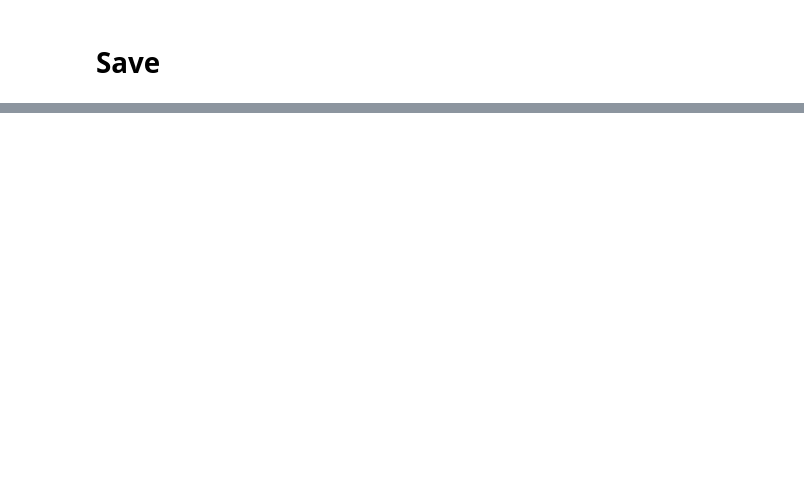
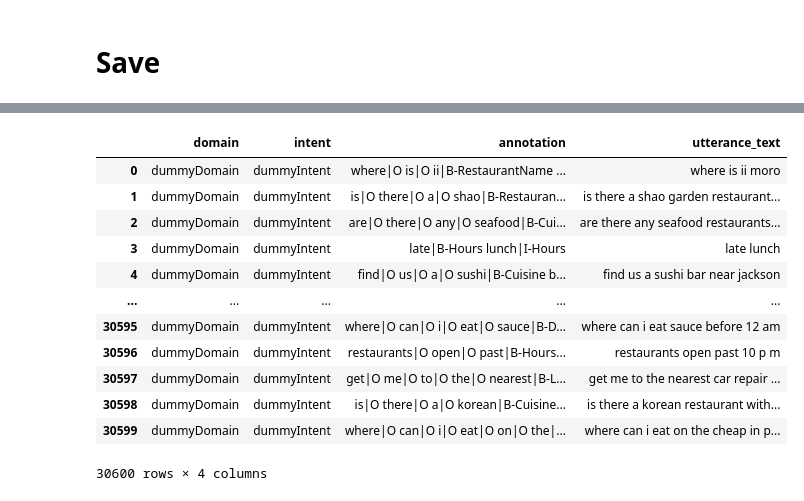
Before and after one commit to amazon-science/unique-batches, a Jupyter notebook: notebooks/upsample_dataset.ipynb, the cells around one changed output, grey strips where cells are left out. Drawn from its saved outputs; the diff is of its cells as text; code cells hidden in the pictures; blank space fills up the shorter version.

```diff
--- a/notebooks/upsample_dataset.ipynb
+++ b/notebooks/upsample_dataset.ipynb
@@ -284,4 +386,19 @@ mit_05_df, _ = read_token_level_annotated_data(datastore / "mit_restaurant" / "d
 # %%
 mit_07_df, _ = read_token_level_annotated_data(datastore / "mit_restaurant" / "duplicated_0.7.tsv")
+mit_07_df
+# %% [output]
+|  | domain | intent | annotation | utterance_text |
+| 0 | dummyDomain | dummyIntent | where|O is|O ii|B-RestaurantName ... | where is ii moro |
+| 1 | dummyDomain | dummyIntent | is|O there|O a|O shao|B-Restauran... | is there a shao garden restaurant... |
+| 2 | dummyDomain | dummyIntent | are|O there|O any|O seafood|B-Cui... | are there any seafood restaurants... |
+| 3 | dummyDomain | dummyIntent | late|B-Hours lunch|I-Hours | late lunch |
+| 4 | dummyDomain | dummyIntent | find|O us|O a|O sushi|B-Cuisine b... | find us a sushi bar near jackson |
+| ... | ... | ... | ... | ... |
+| 30595 | dummyDomain | dummyIntent | where|O can|O i|O eat|O sauce|B-D... | where can i eat sauce before 12 am |
+| 30596 | dummyDomain | dummyIntent | restaurants|O open|O past|B-Hours... | restaurants open past 10 p m |
+| 30597 | dummyDomain | dummyIntent | get|O me|O to|O the|O nearest|B-L... | get me to the nearest car repair ... |
+| 30598 | dummyDomain | dummyIntent | is|O there|O a|O korean|B-Cuisine... | is there a korean restaurant with... |
+| 30599 | dummyDomain | dummyIntent | where|O can|O i|O eat|O on|O the|... | where can i eat on the cheap in p... |
+30600 rows × 4 columns
 # %%
 mit_09_df, _ = read_token_level_annotated_data(datastore / "mit_restaurant" / "duplicated_0.9.tsv")
```
Also changed, not shown: parts of 18 cells of this notebook, 4 other files.
